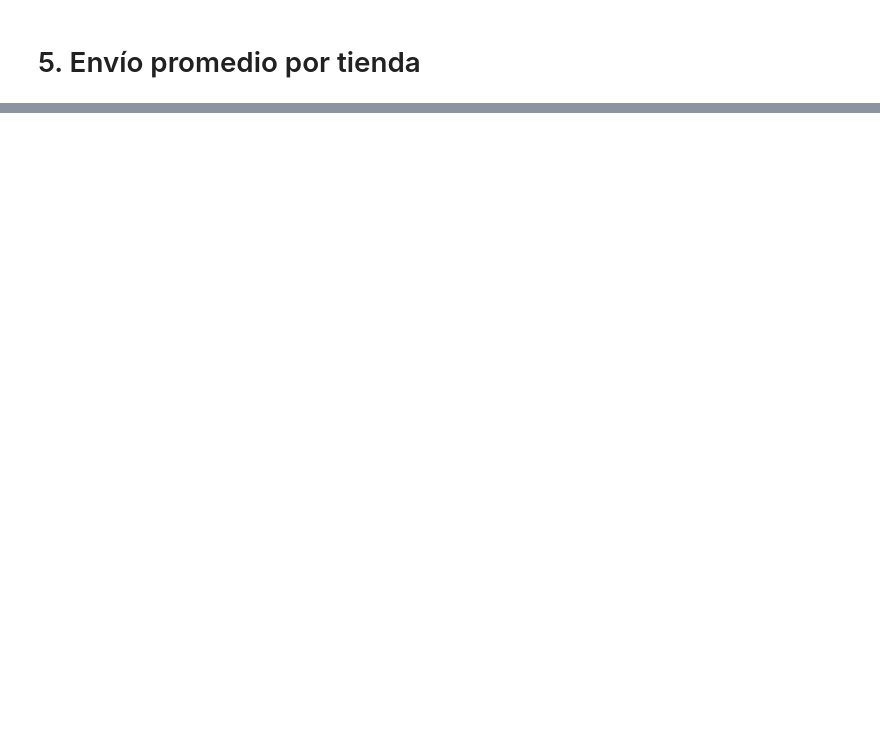
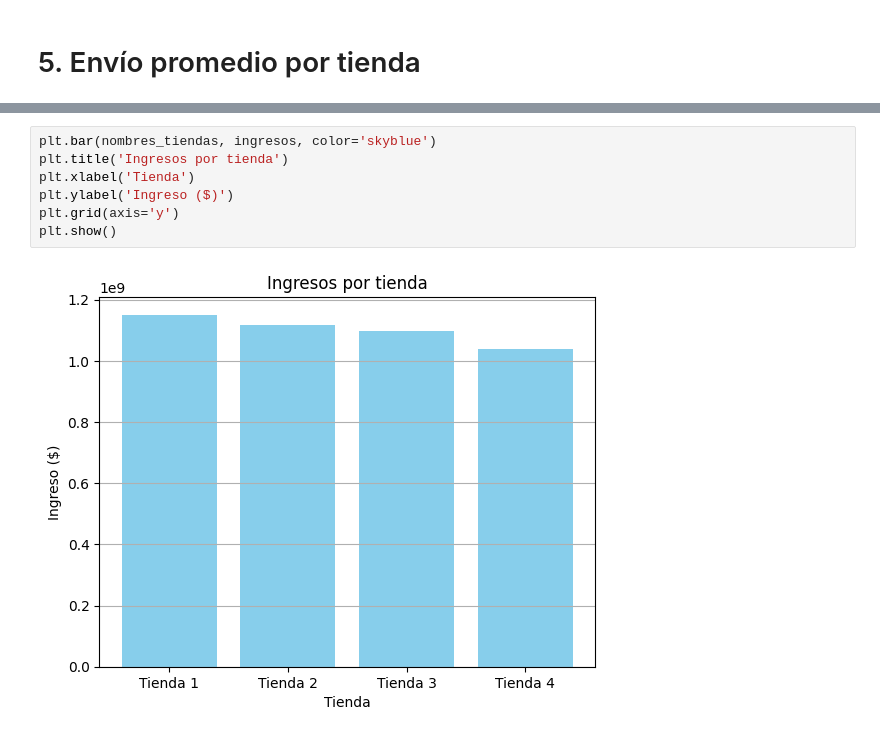
Before and after one commit to eduardo-mendiola/challenge-alura-store, a Jupyter notebook: AluraStoreLatam.ipynb, the cells around one changed output, grey strips where cells are left out. Drawn from its saved outputs; the diff is of its cells as text; blank space fills up the shorter version.

```diff
--- a/AluraStoreLatam.ipynb
+++ b/AluraStoreLatam.ipynb
@@ -35,0 +205,9 @@ tienda.head()
+# %%
+plt.bar(nombres_tiendas, ingresos, color='skyblue')
+plt.title('Ingresos por tienda')
+plt.xlabel('Tienda')
+plt.ylabel('Ingreso ($)')
+plt.grid(axis='y')
+plt.show()
+# %% [output]
+[figure, added]
```
Also changed, not shown: parts of 36 cells of this notebook.
